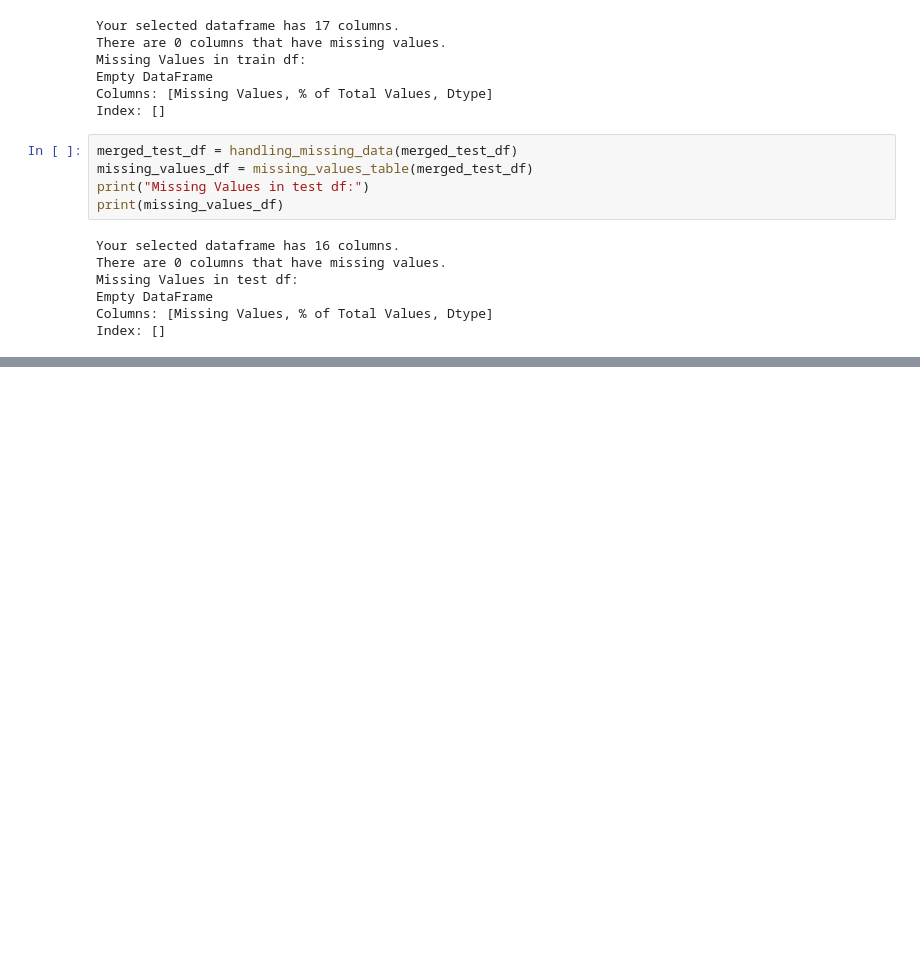
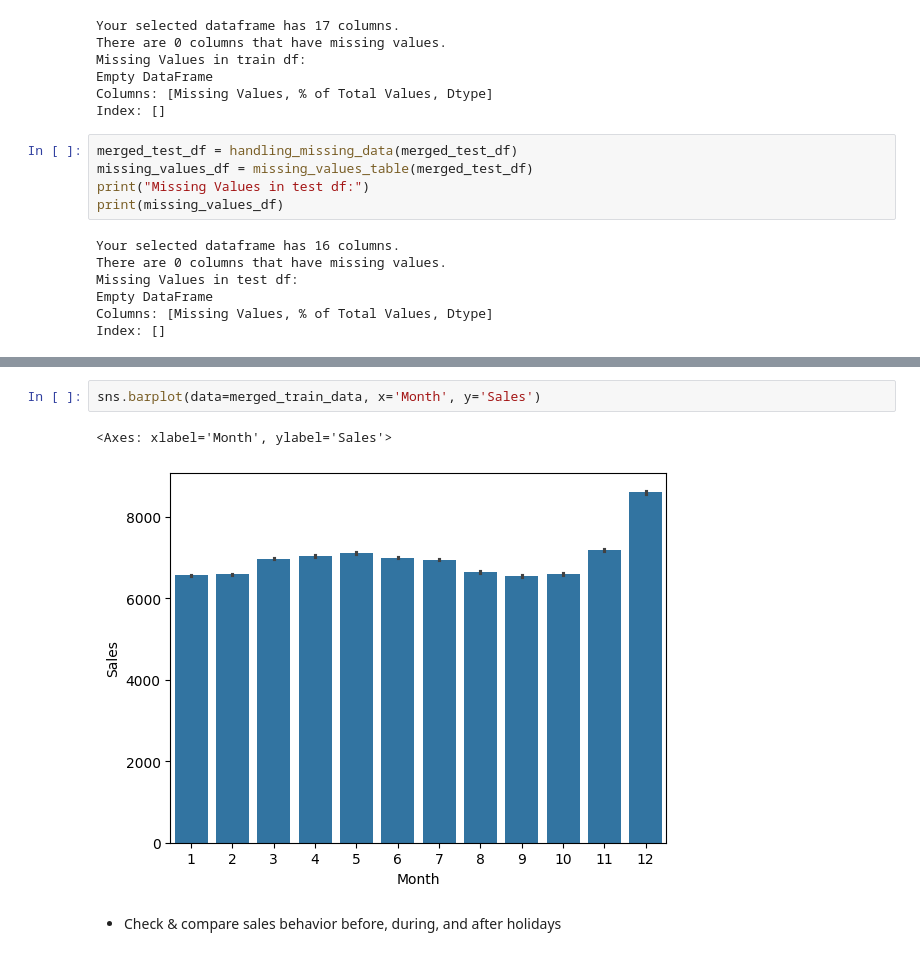
Before and after one commit to Bekyy/sales-forecasting, a Jupyter notebook: notebooks/EDA.ipynb, the cells around one changed output, grey strips where cells are left out. Cells and saved outputs as stored; diff of their text form; blank space fills up the shorter version.

```diff
--- a/notebooks/EDA.ipynb
+++ b/notebooks/EDA.ipynb
@@ -139,0 +259,7 @@ Index: []
+# %%
+sns.barplot(data=merged_train_data, x='Month', y='Sales')
+# %% [output]
+<Axes: xlabel='Month', ylabel='Sales'>
+[figure, added]
+# %% [markdown]
+* Check & compare sales behavior before, during, and after holidays
```
Also changed, not shown: parts of 51 cells of this notebook, 4 other files.
